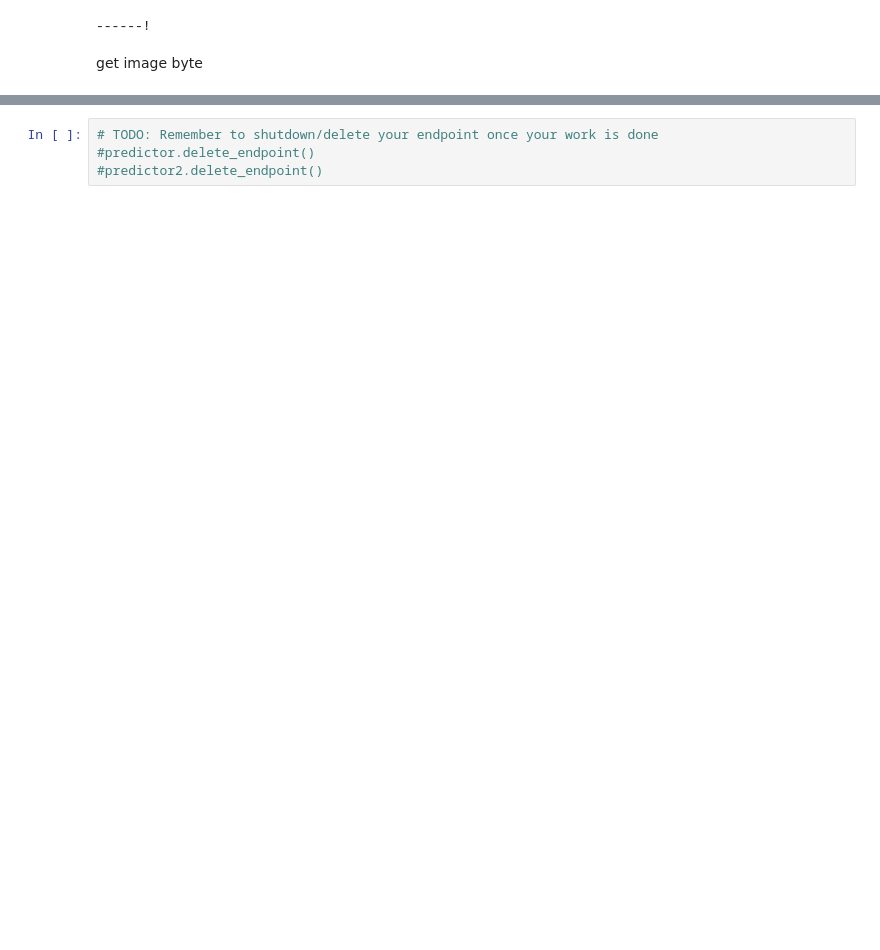
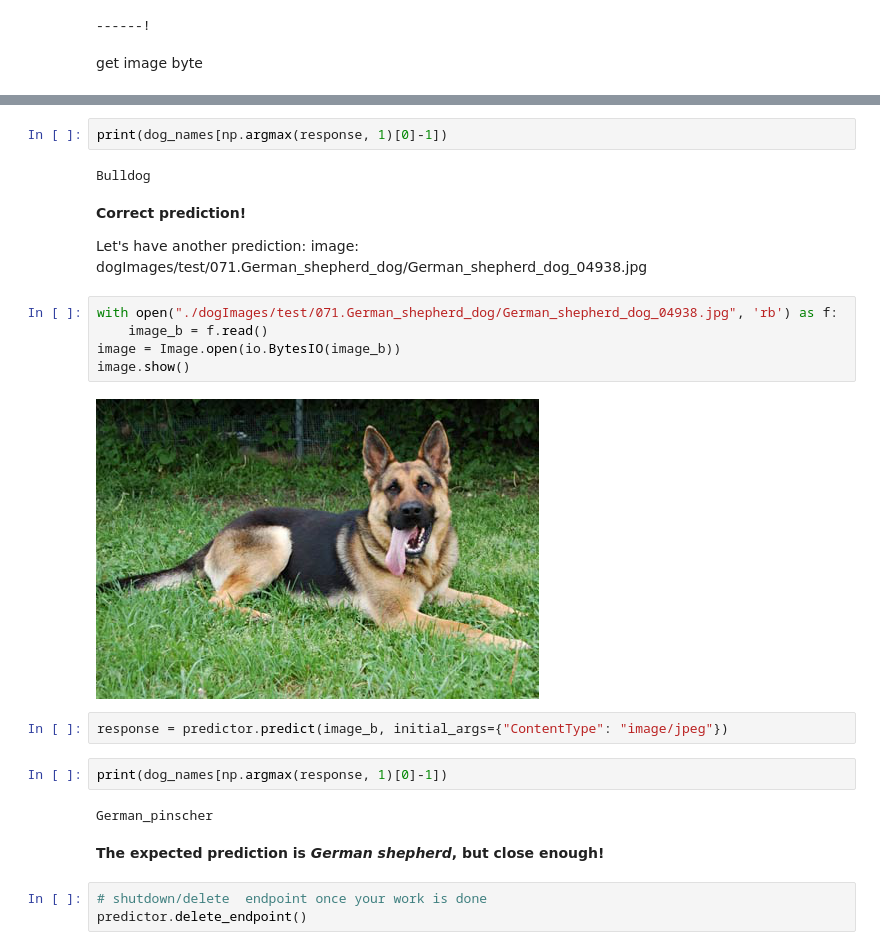
Before and after one commit to fasia/aws-ML-project3-image_classification, a Jupyter notebook: train_and_deploy.ipynb, the cells around one changed output, grey strips where cells are left out. Cells and saved outputs as stored; diff of their text form; blank space fills up the shorter version.

Commit message:
fixed the problems in the endpoint

```diff
--- a/train_and_deploy.ipynb
+++ b/train_and_deploy.ipynb
@@ -509,4 +570,27 @@ np.argmax(response, 1)
+# %%
+print(dog_names[np.argmax(response, 1)[0]-1])
+# %% [output]
+Bulldog
+# %% [markdown]
+**Correct prediction!**
+
+Let's have another prediction:
+image: dogImages/test/071.German_shepherd_dog/German_shepherd_dog_04938.jpg
+# %%
+with open("./dogImages/test/071.German_shepherd_dog/German_shepherd_dog_04938.jpg", 'rb') as f:
+    image_b = f.read()
+image = Image.open(io.BytesIO(image_b))
+image.show()
+# %% [output]
+[figure, added]
+# %%
+response = predictor.predict(image_b, initial_args={"ContentType": "image/jpeg"})
+# %%
+print(dog_names[np.argmax(response, 1)[0]-1])
+# %% [output]
+German_pinscher
+# %% [markdown]
+**The expected prediction is *German shepherd*, but close enough!**
 # %%
-# TODO: Remember to shutdown/delete your endpoint once your work is done
-#predictor.delete_endpoint()
-#predictor2.delete_endpoint()
+# shutdown/delete  endpoint once your work is done
+predictor.delete_endpoint()
```
Also changed, not shown: parts of 40 cells of this notebook, 2 other files.
